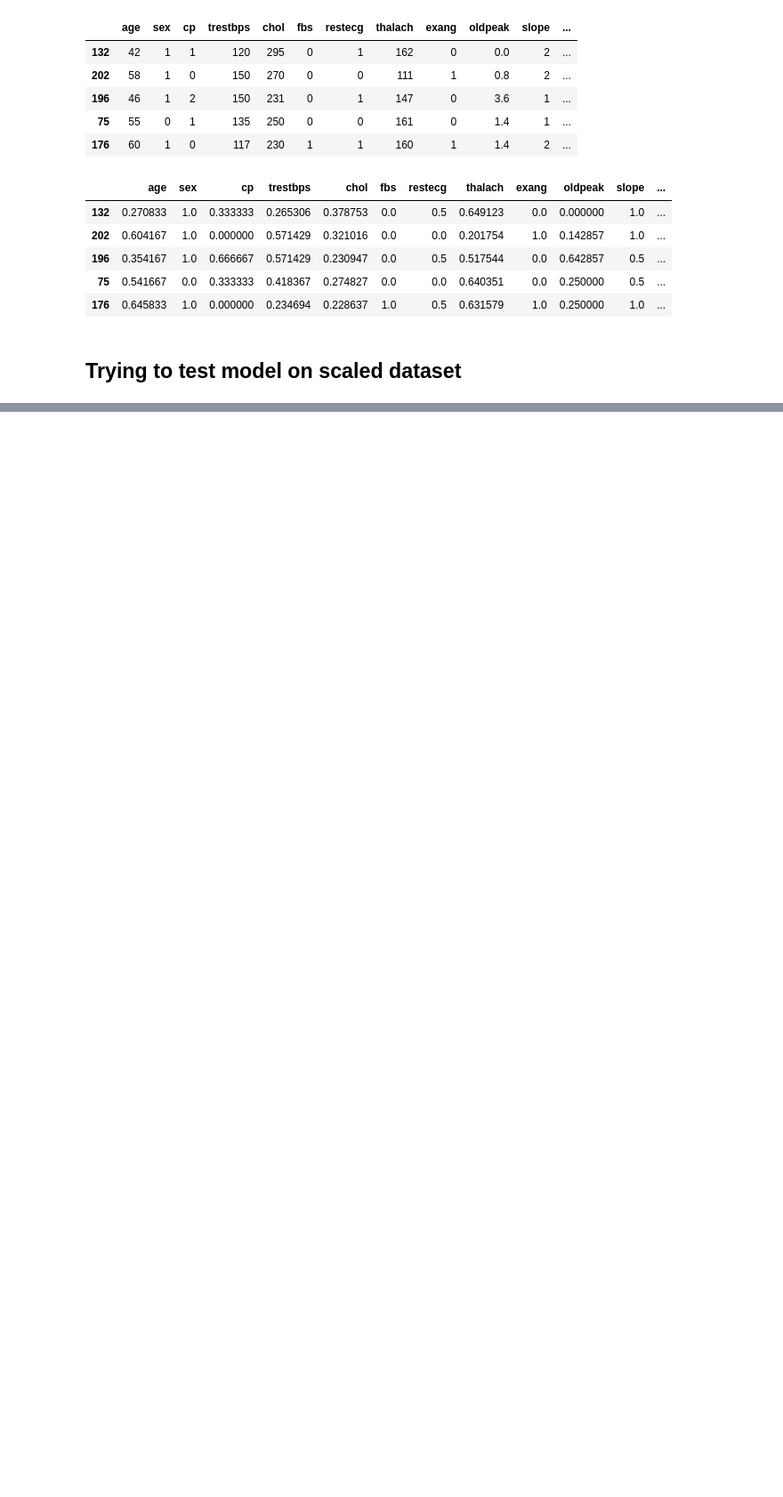
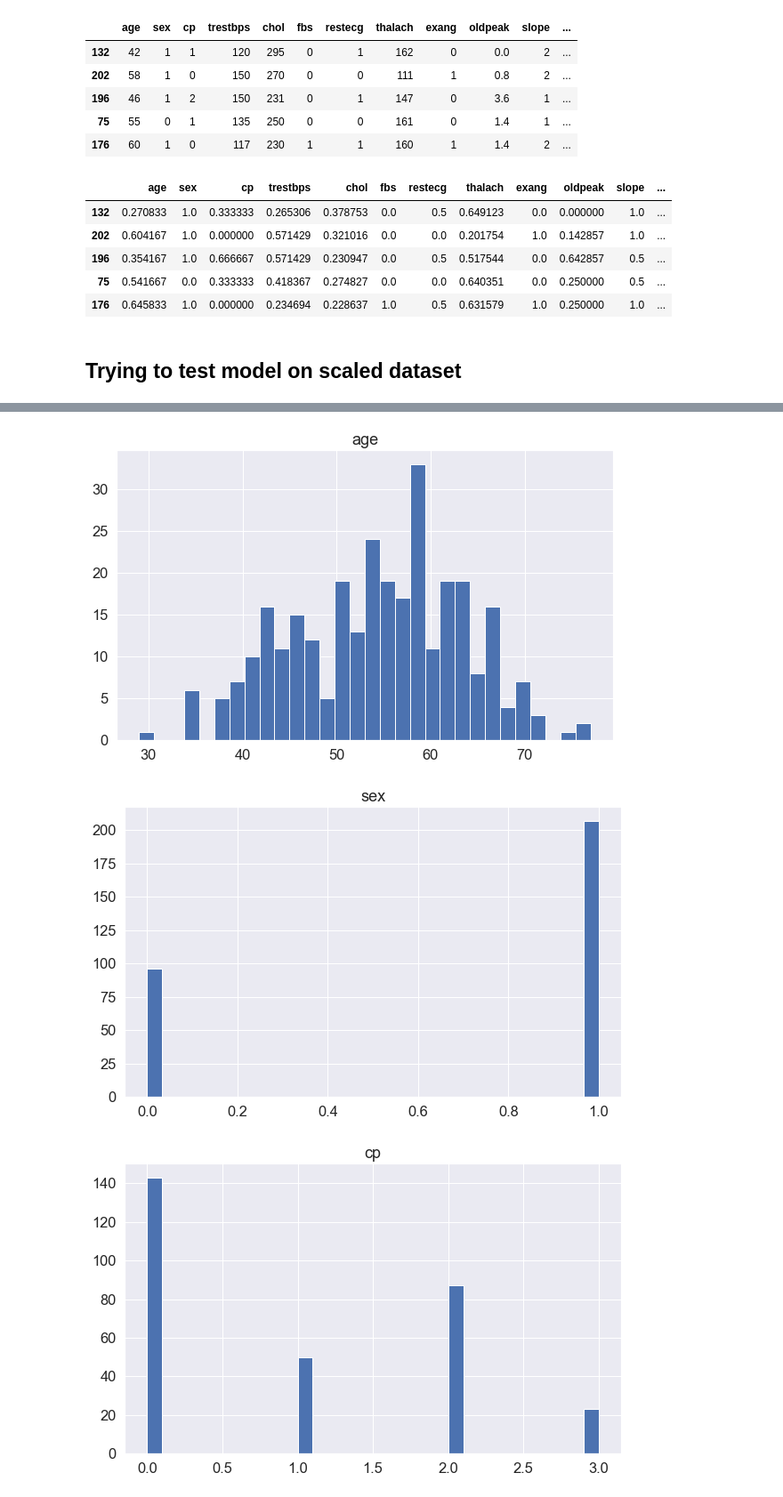
Before and after one commit to Tanishq-19/Heart-Disease-Classification, a Jupyter notebook: Heart-Disease-Classification.ipynb, the cells around one changed output, grey strips where cells are left out. Shown at 89% size. Cells and saved outputs as stored; diff of their text form; code cells hidden in the pictures; blank space fills up the shorter version.

```diff
--- a/Heart-Disease-Classification.ipynb
+++ b/Heart-Disease-Classification.ipynb
@@ -952,0 +1140,10 @@ print(confusion_matrix(y_preds_scaled, y_test_scaled))
+# %%
+for label, content in df.items():
+
+    df[label].hist(figsize=(10, 6), bins=30)
+    plt.title(label)
+    plt.show()
+# %% [output]
+[figure, added]
+[figure, added]
+[figure, added]
```
Also changed, not shown: parts of 58 cells of this notebook.
